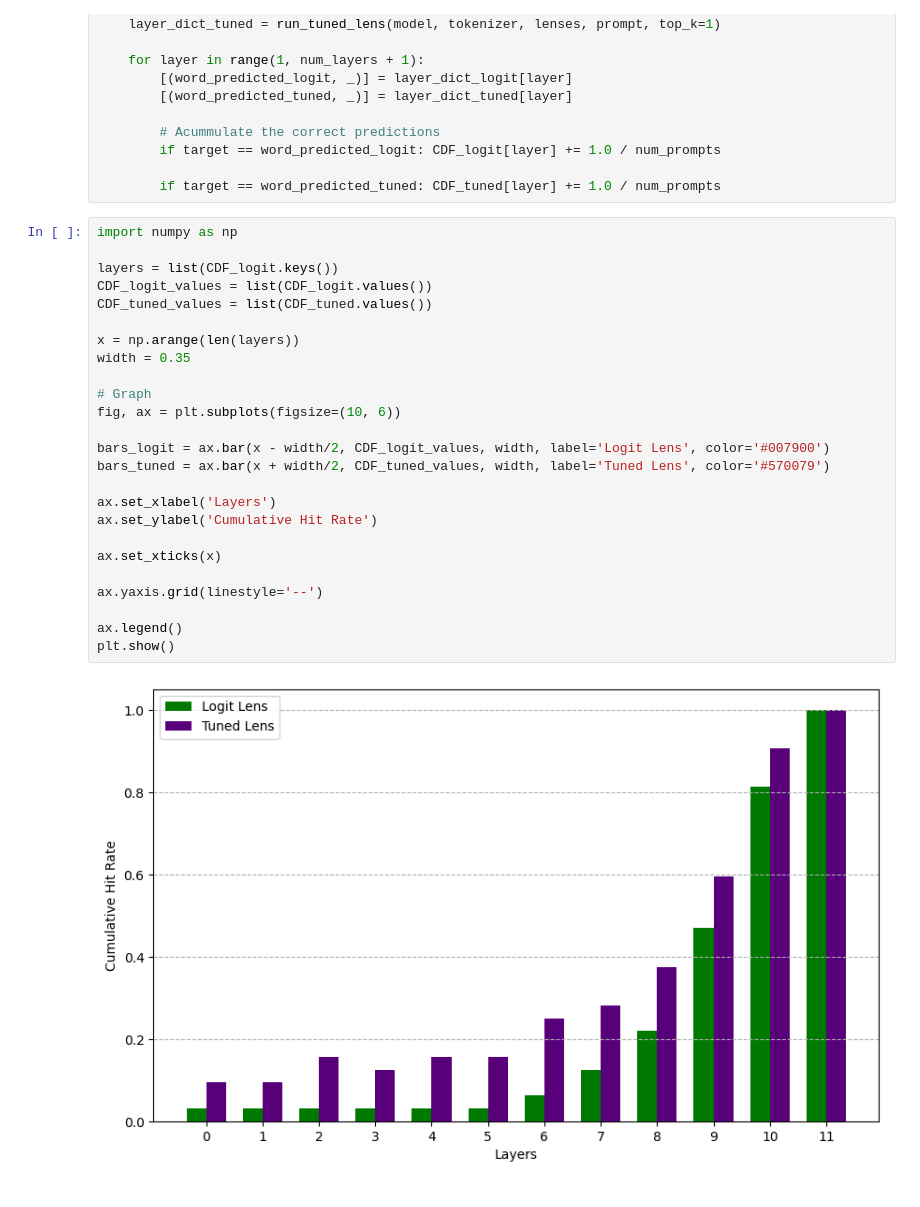
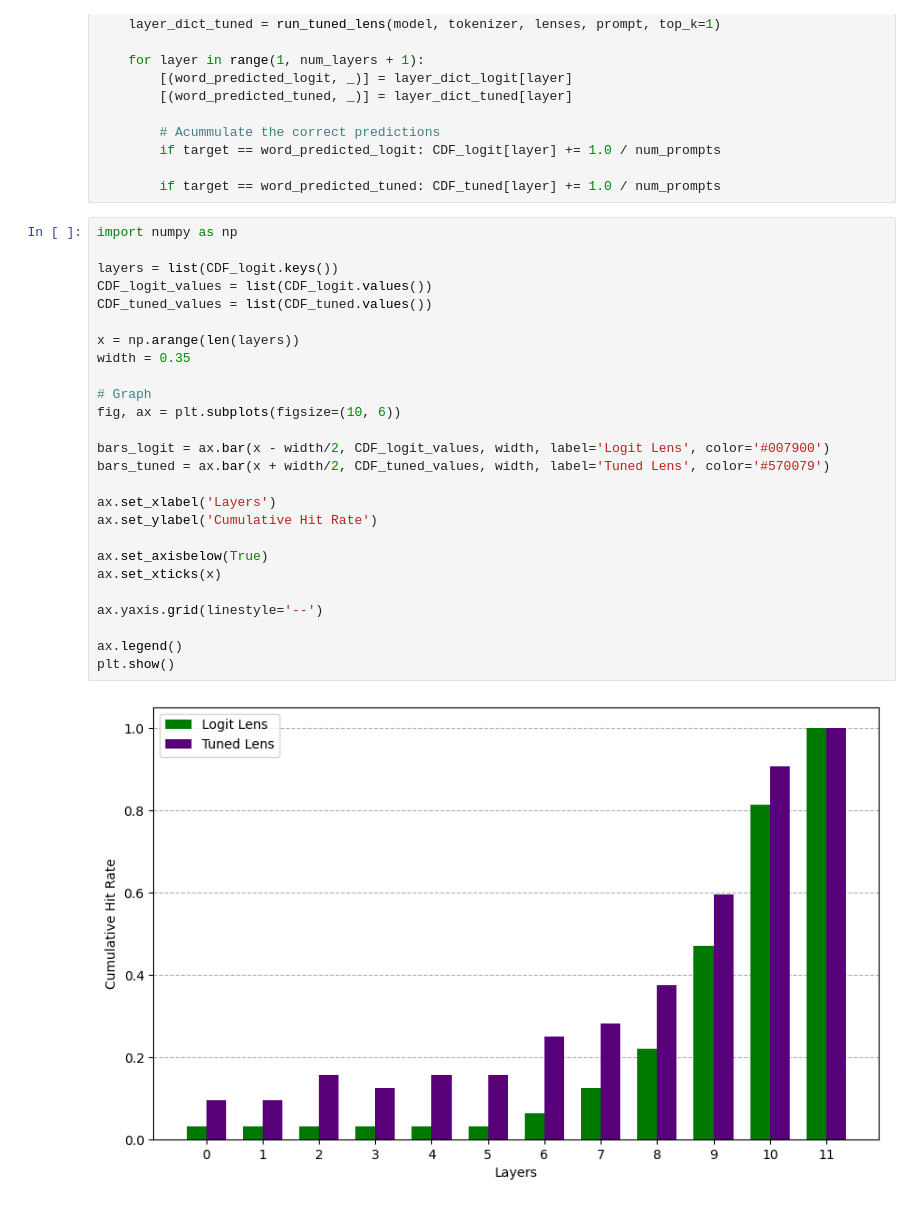
Before and after one commit to jakomycat/logit-lens-vs-tuned-lens, a Jupyter notebook: notebooks/02_comparative_analysis.ipynb, the cells around one changed output. Drawn from its saved outputs; the diff is of its cells as text.

Commit message:
Minor error in the graph has been fixed.

```diff
--- a/notebooks/02_comparative_analysis.ipynb
+++ b/notebooks/02_comparative_analysis.ipynb
@@ -254,27 +254,28 @@ for index, row in df_filtred.iterrows():
 # %%
 import numpy as np
 
 layers = list(CDF_logit.keys())
 CDF_logit_values = list(CDF_logit.values())
 CDF_tuned_values = list(CDF_tuned.values())
 
 x = np.arange(len(layers))
 width = 0.35
 
 # Graph
 fig, ax = plt.subplots(figsize=(10, 6))
 
 bars_logit = ax.bar(x - width/2, CDF_logit_values, width, label='Logit Lens', color='#007900')
 bars_tuned = ax.bar(x + width/2, CDF_tuned_values, width, label='Tuned Lens', color='#570079')
 
 ax.set_xlabel('Layers')
 ax.set_ylabel('Cumulative Hit Rate')
 
+ax.set_axisbelow(True)
 ax.set_xticks(x)
 
 ax.yaxis.grid(linestyle='--')
 
 ax.legend()
 plt.show()
 # %% [output]
-[figure, old version]
+[figure, new version]
```
